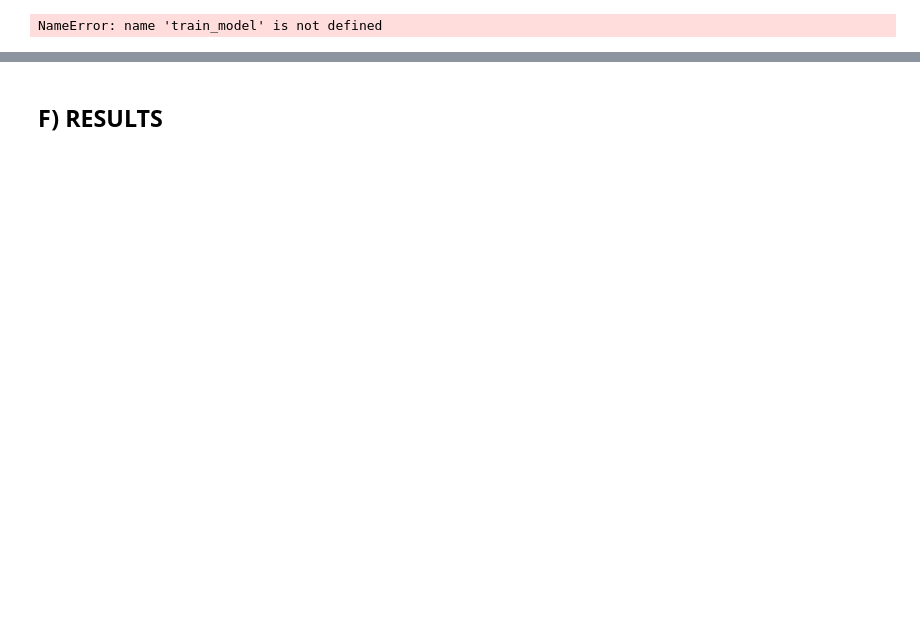
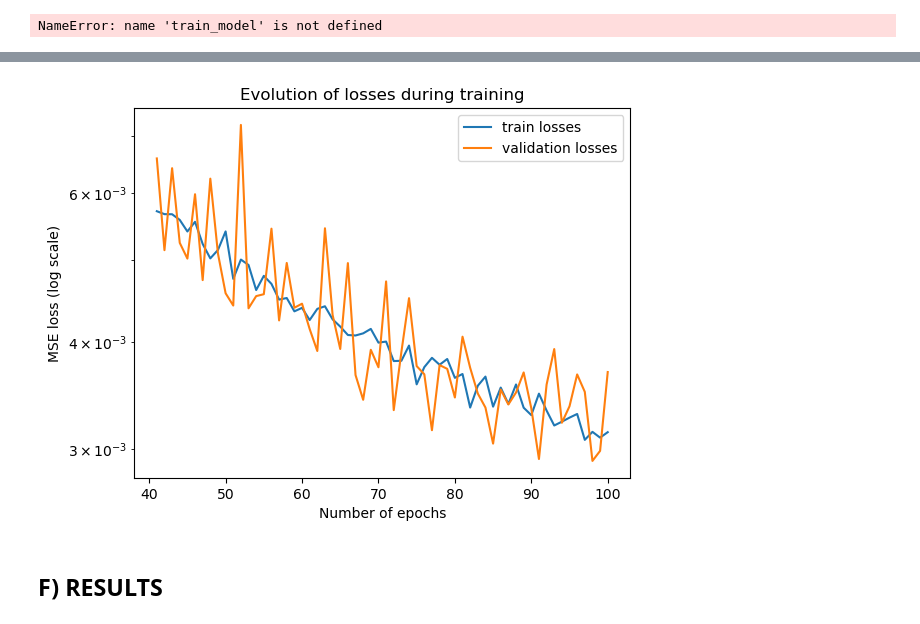
Before and after one commit to theodore2leusse/NNonlineGP, a Jupyter notebook: nn_training_and_results.ipynb, the cells around one changed output, grey strips where cells are left out. Cells and saved outputs as stored; diff of their text form; code cells hidden in the pictures; blank space fills up the shorter version.

```diff
--- a/nn_training_and_results.ipynb
+++ b/nn_training_and_results.ipynb
@@ -346,3 +424,14 @@ NameError: name 'train_model' is not defined
+# %%
+plt.plot(np.arange(len(trained_model_3.train_losses[40:]))+41, trained_model_3.train_losses[40:], label='train losses')
+plt.plot(np.arange(len(trained_model_3.validation_losses[40:]))+41, trained_model_3.validation_losses[40:], label='validation losses')
+plt.legend()
+plt.xlabel('Number of epochs')
+plt.ylabel('MSE loss (log scale)')
+plt.yscale('log')
+plt.title("Evolution of losses during training")
+plt.show()
+# %% [output]
+[figure, added]
 # %% [markdown]
 ## F) RESULTS
 # %%
```
Also changed, not shown: parts of 18 cells of this notebook, 1 other file.
